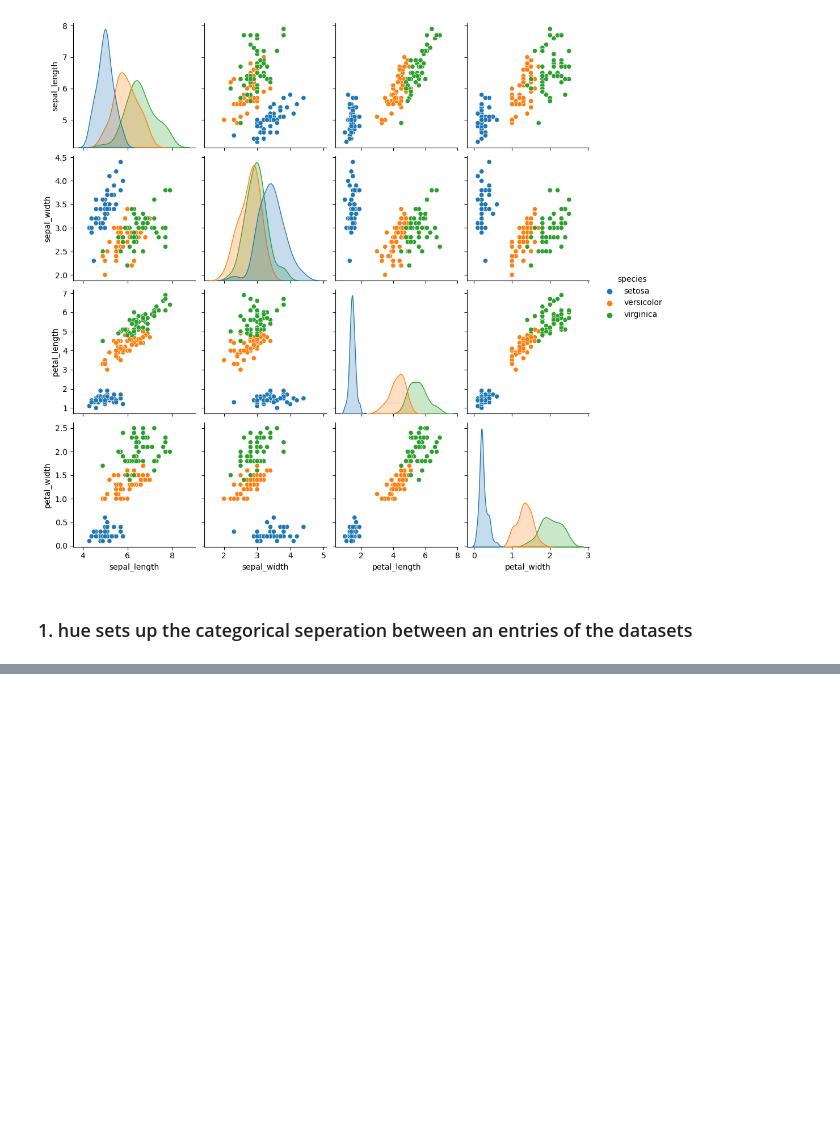
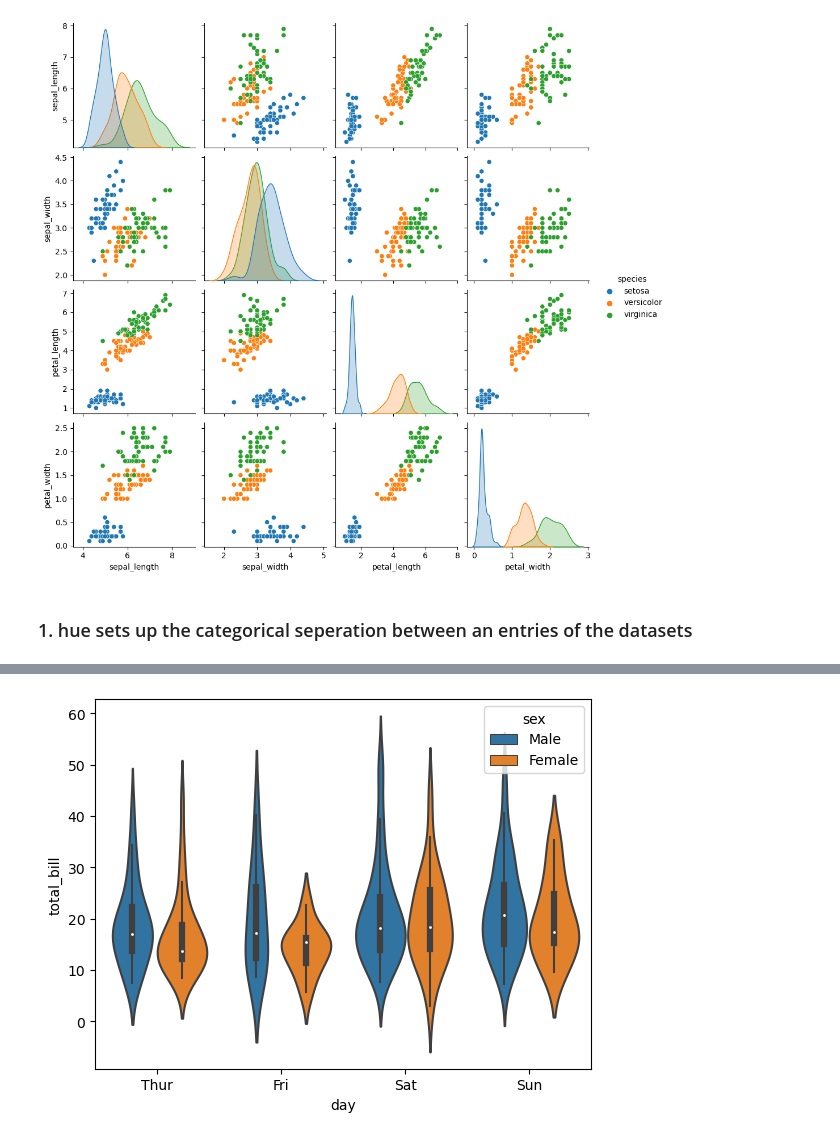
Before and after one commit to deAlgorithm/Data_Mining, a Jupyter notebook: Notebooks/Data Visualization 2.ipynb, the cells around one changed output, grey strips where cells are left out. Saved outputs shown, nothing was run; the diff lists cells and outputs as text; code cells hidden in the pictures; blank space fills up the shorter version.

```diff
--- a/Notebooks/Data Visualization 2.ipynb
+++ b/Notebooks/Data Visualization 2.ipynb
@@ -220,0 +281,5 @@ plt.show()
+# %%
+sns.violinplot(x='day',y='total_bill',hue='sex',data=df)
+plt.show()
+# %% [output]
+[figure, added]
```
Also changed, not shown: parts of 11 cells of this notebook.
